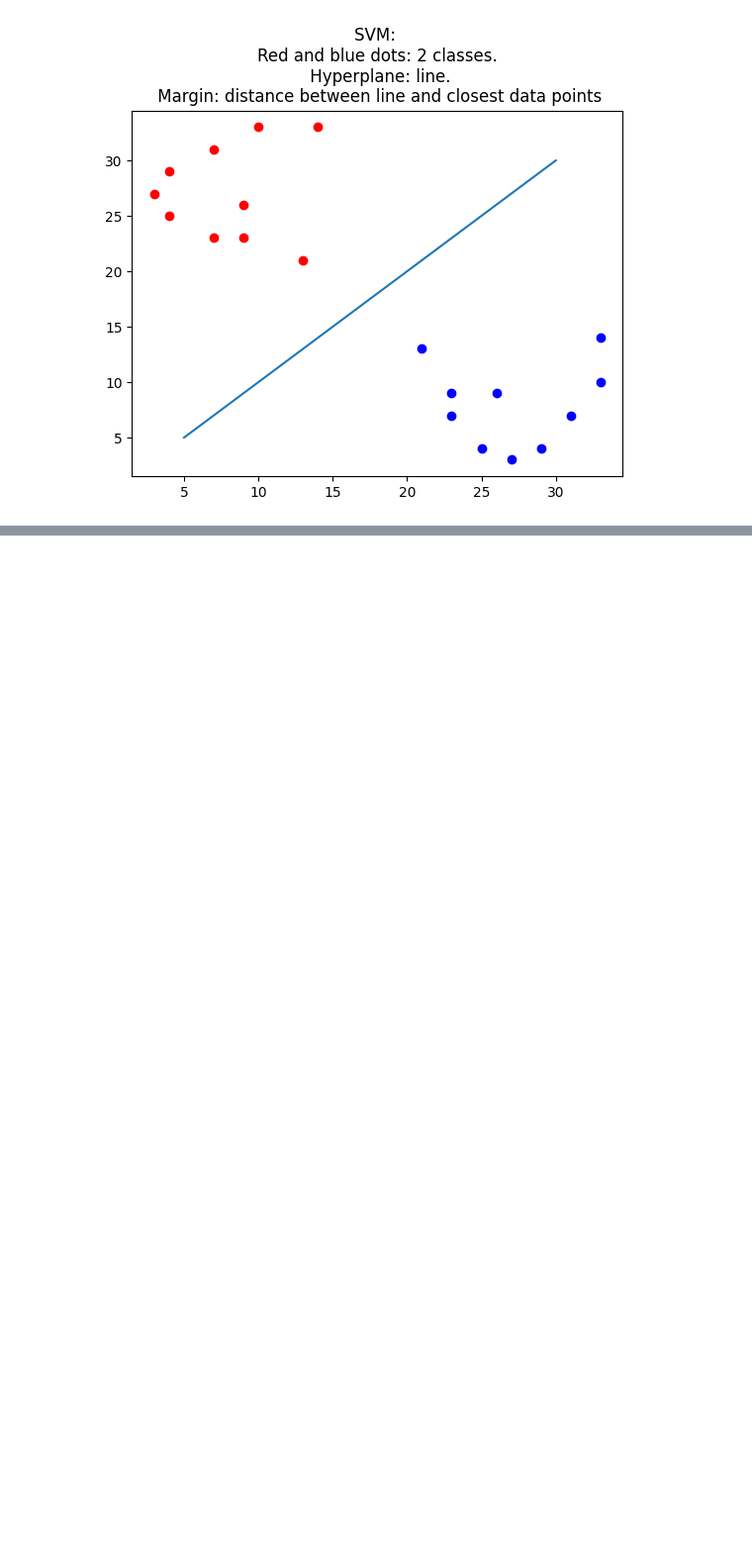
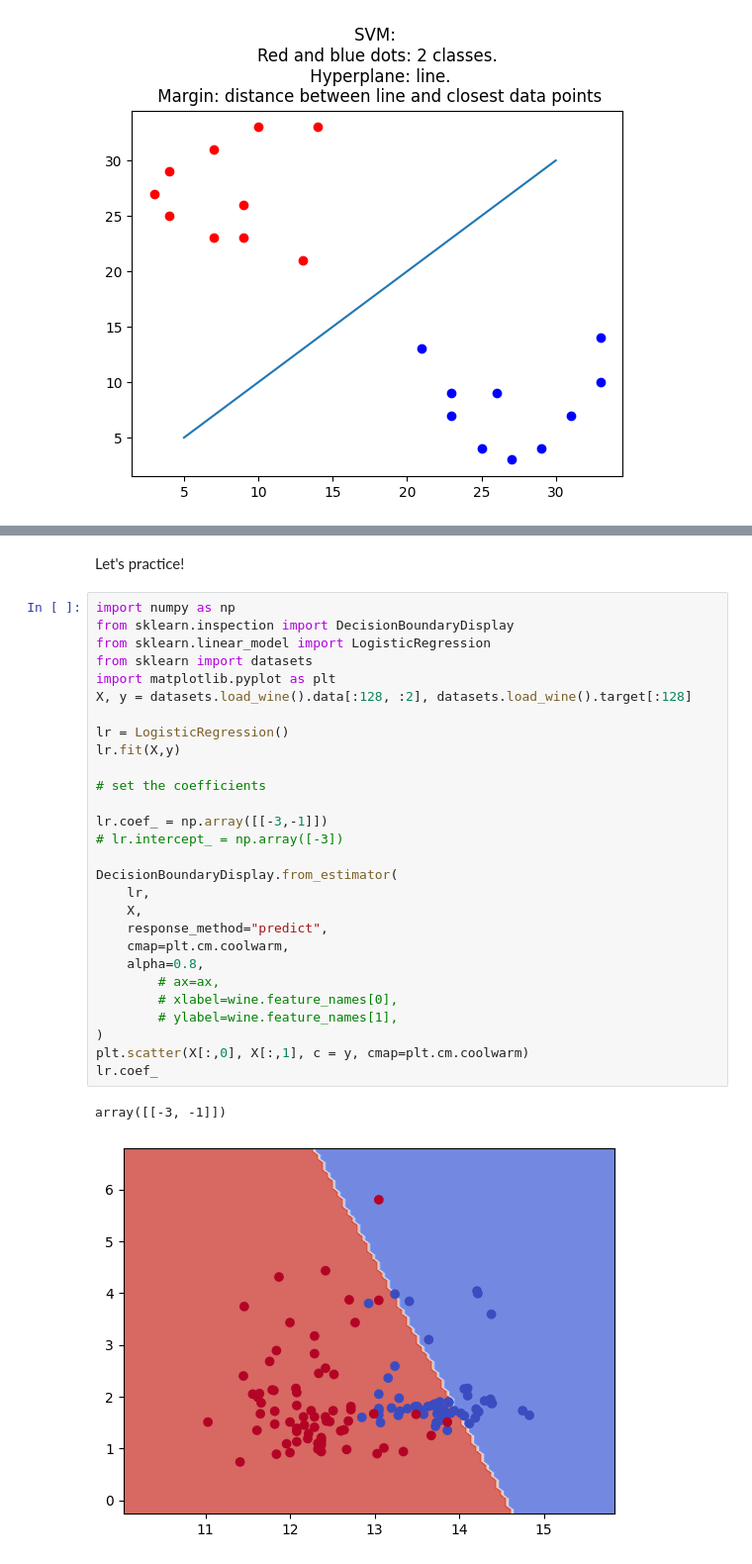
Before and after one commit to srgari/python, a Jupyter notebook: datacamp_study/machine learning/3_linear_classifiers.ipynb, the cells around one changed output, grey strips where cells are left out. Shown at 99% size. Drawn from its saved outputs; the diff is of its cells as text; blank space fills up the shorter version.

```diff
--- a/datacamp_study/machine learning/3_linear_classifiers.ipynb
+++ b/datacamp_study/machine learning/3_linear_classifiers.ipynb
@@ -113,0 +233,33 @@ plt.show()
+# %% [markdown]
+Let's practice!
+# %%
+import numpy as np
+from sklearn.inspection import DecisionBoundaryDisplay
+from sklearn.linear_model import LogisticRegression
+from sklearn import datasets
+import matplotlib.pyplot as plt
+X, y = datasets.load_wine().data[:128, :2], datasets.load_wine().target[:128]
+
+lr = LogisticRegression()
+lr.fit(X,y)
+
+# set the coefficients
+
+lr.coef_ = np.array([[-3,-1]])
+# lr.intercept_ = np.array([-3])
+
+DecisionBoundaryDisplay.from_estimator(
+    lr,
+    X,
+    response_method="predict",
+    cmap=plt.cm.coolwarm,
+    alpha=0.8,
+        # ax=ax,
+        # xlabel=wine.feature_names[0],
+        # ylabel=wine.feature_names[1],
+)
+plt.scatter(X[:,0], X[:,1], c = y, cmap=plt.cm.coolwarm)
+lr.coef_
+# %% [output]
+array([[-3, -1]])
+[figure, added]
```
Also changed, not shown: parts of 15 cells of this notebook.
